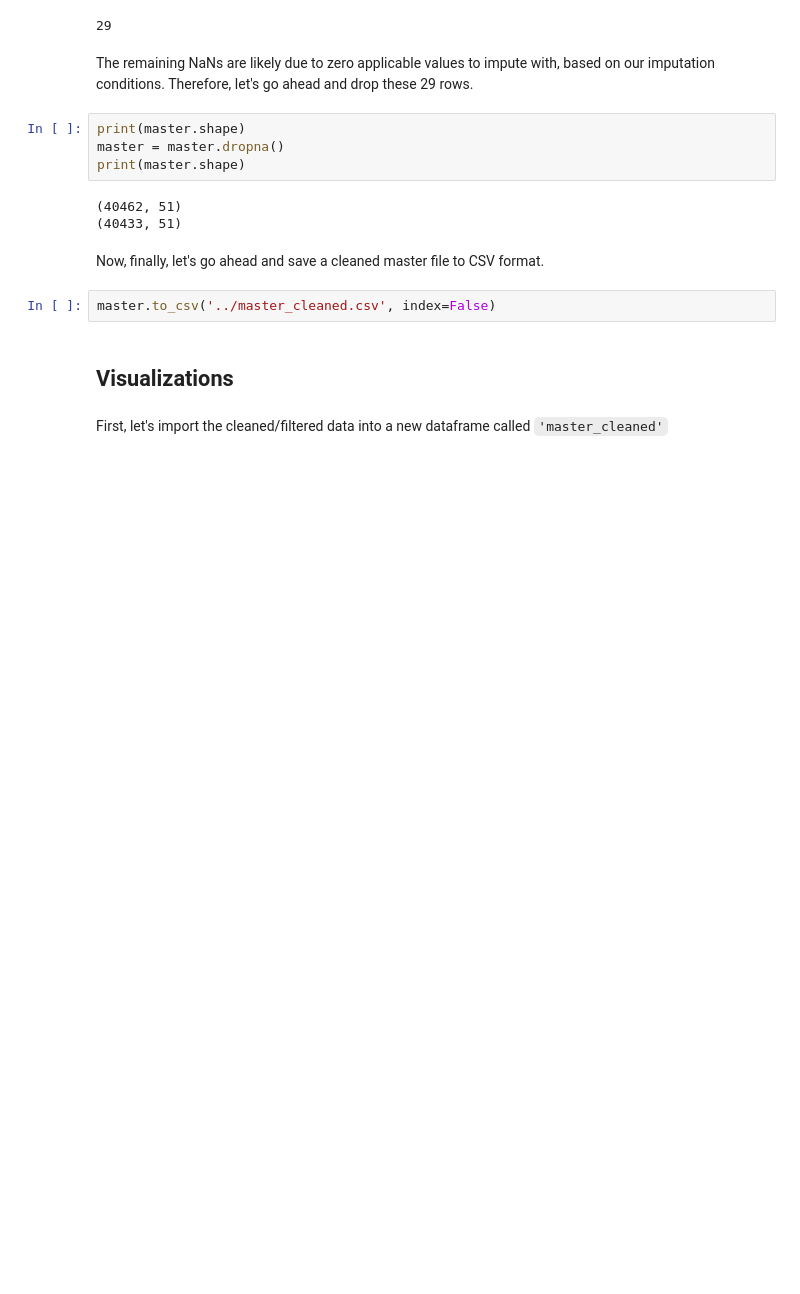
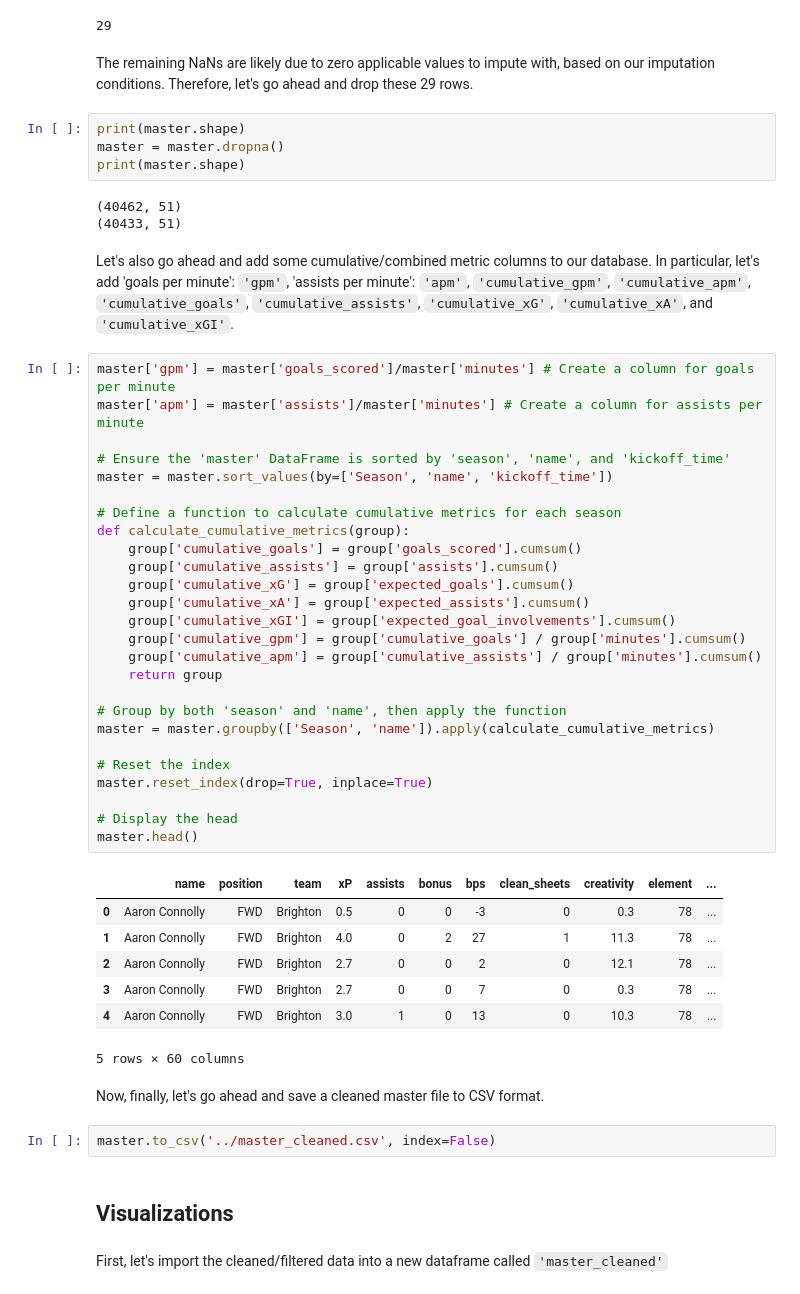
Before and after one commit to MahaFakhroo/D.R.E.A.M., a Jupyter notebook: Python Scripts/EDA_Visuals.ipynb, the cells around one changed output. Saved outputs shown, nothing was run; the diff lists cells and outputs as text; blank space fills up the shorter version.

Commit message:
Added Season and cumulative metrics columns

```diff
--- a/Python Scripts/EDA_Visuals.ipynb
+++ b/Python Scripts/EDA_Visuals.ipynb
@@ -434,6 +434,42 @@ print(master.shape)
 # %% [output]
 (40462, 51)
 (40433, 51)
+# %% [markdown]
+Let's also go ahead and add some cumulative/combined metric columns to our database. In particular, let's add 'goals per minute': `'gpm'`, 'assists per minute': `'apm'`, `'cumulative_gpm'`, `'cumulative_apm'`, `'cumulative_goals'`, `'cumulative_assists'`, `'cumulative_xG'`, `'cumulative_xA'`, and `'cumulative_xGI'`.
+# %%
+master['gpm'] = master['goals_scored']/master['minutes'] # Create a column for goals per minute
+master['apm'] = master['assists']/master['minutes'] # Create a column for assists per minute
+
+# Ensure the 'master' DataFrame is sorted by 'season', 'name', and 'kickoff_time'
+master = master.sort_values(by=['Season', 'name', 'kickoff_time'])
+
+# Define a function to calculate cumulative metrics for each season
+def calculate_cumulative_metrics(group):
+    group['cumulative_goals'] = group['goals_scored'].cumsum()
+    group['cumulative_assists'] = group['assists'].cumsum()
+    group['cumulative_xG'] = group['expected_goals'].cumsum()
+    group['cumulative_xA'] = group['expected_assists'].cumsum()
+    group['cumulative_xGI'] = group['expected_goal_involvements'].cumsum()
+    group['cumulative_gpm'] = group['cumulative_goals'] / group['minutes'].cumsum()
+    group['cumulative_apm'] = group['cumulative_assists'] / group['minutes'].cumsum()
+    return group
+
+# Group by both 'season' and 'name', then apply the function
+master = master.groupby(['Season', 'name']).apply(calculate_cumulative_metrics)
+
+# Reset the index
+master.reset_index(drop=True, inplace=True)
+
+# Display the head
+master.head()
+# %% [output]
+|  | name | position | team | xP | assists | bonus | bps | clean_sheets | creativity | element | ... |
+| 0 | Aaron Connolly | FWD | Brighton | 0.5 | 0 | 0 | -3 | 0 | 0.3 | 78 | ... |
+| 1 | Aaron Connolly | FWD | Brighton | 4.0 | 0 | 2 | 27 | 1 | 11.3 | 78 | ... |
+| 2 | Aaron Connolly | FWD | Brighton | 2.7 | 0 | 0 | 2 | 0 | 12.1 | 78 | ... |
+| 3 | Aaron Connolly | FWD | Brighton | 2.7 | 0 | 0 | 7 | 0 | 0.3 | 78 | ... |
+| 4 | Aaron Connolly | FWD | Brighton | 3.0 | 1 | 0 | 13 | 0 | 10.3 | 78 | ... |
+5 rows × 60 columns
 # %% [markdown]
 Now, finally, let's go ahead and save a cleaned master file to CSV format.
 # %%
```
Also changed, not shown: parts of 9 cells of this notebook, 3 other files.
